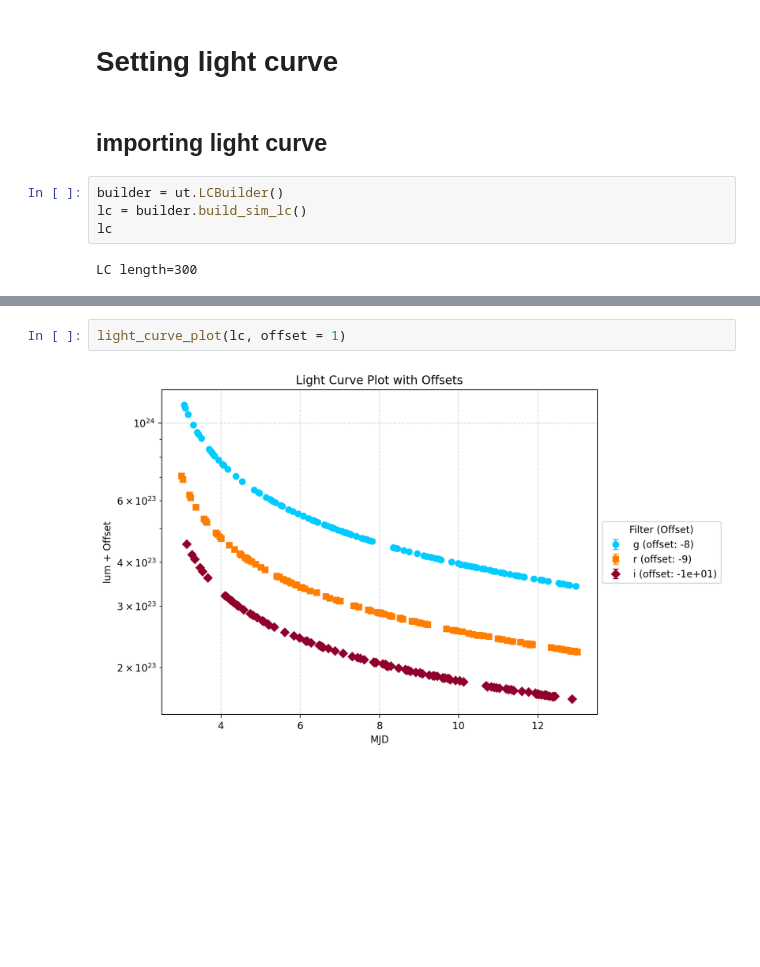
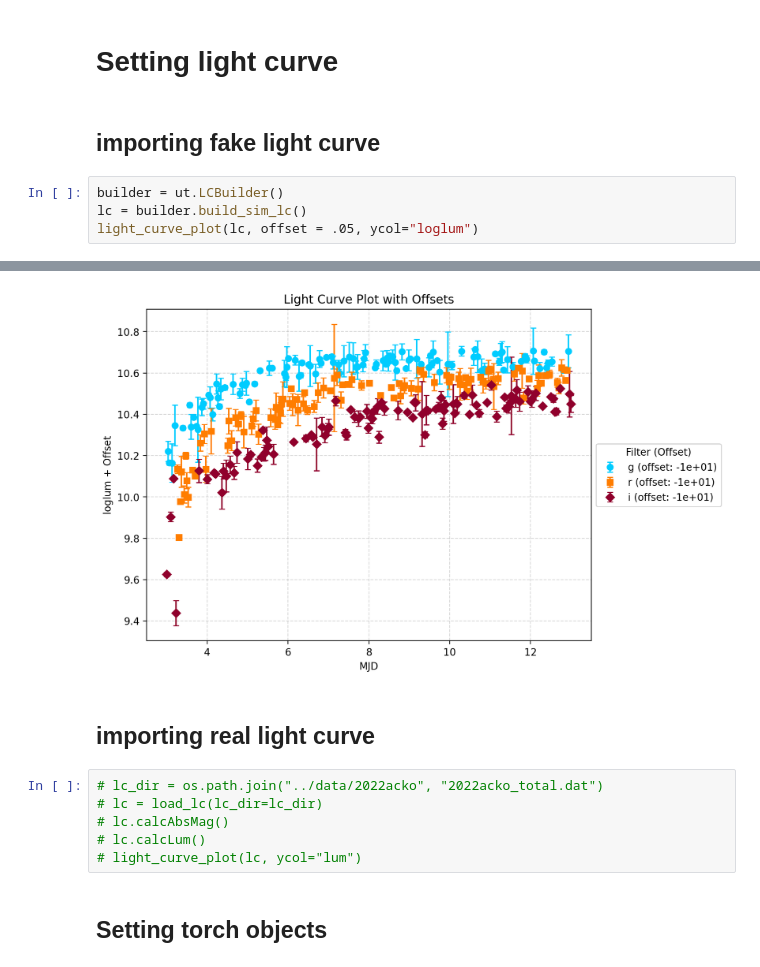
Before and after one commit to gsmteixeira/pilca, a Jupyter notebook: notebooks/03_setting_experiments.ipynb, the cells around one changed output, grey strips where cells are left out. Saved outputs shown, nothing was run; the diff lists cells and outputs as text; blank space fills up the shorter version.

```diff
--- a/notebooks/03_setting_experiments.ipynb
+++ b/notebooks/03_setting_experiments.ipynb
@@ -24,10 +27,9 @@ The autoreload extension is already loaded. To reload it, use:
 # %% [markdown]
 # Setting light curve
 # %% [markdown]
-## importing light curve
+## importing fake light curve
 # %%
 builder = ut.LCBuilder()
 lc = builder.build_sim_lc()
-lc
+light_curve_plot(lc, offset = .05, ycol="loglum")
 # %% [output]
-LC length=300
@@ -52,4 +36,11 @@ LC length=300
+[figure, added]
-# %%
-light_curve_plot(lc, offset = 1)
-# %% [output]
-[figure, removed]
+# %% [markdown]
+## importing real light curve
+# %%
+# lc_dir = os.path.join("../data/2022acko", "2022acko_total.dat")
+# lc = load_lc(lc_dir=lc_dir)
+# lc.calcAbsMag()
+# lc.calcLum()
+# light_curve_plot(lc, ycol="lum")
+# %% [markdown]
+## Setting torch objects
```
Also changed, not shown: parts of 11 cells of this notebook, 5 other files.
